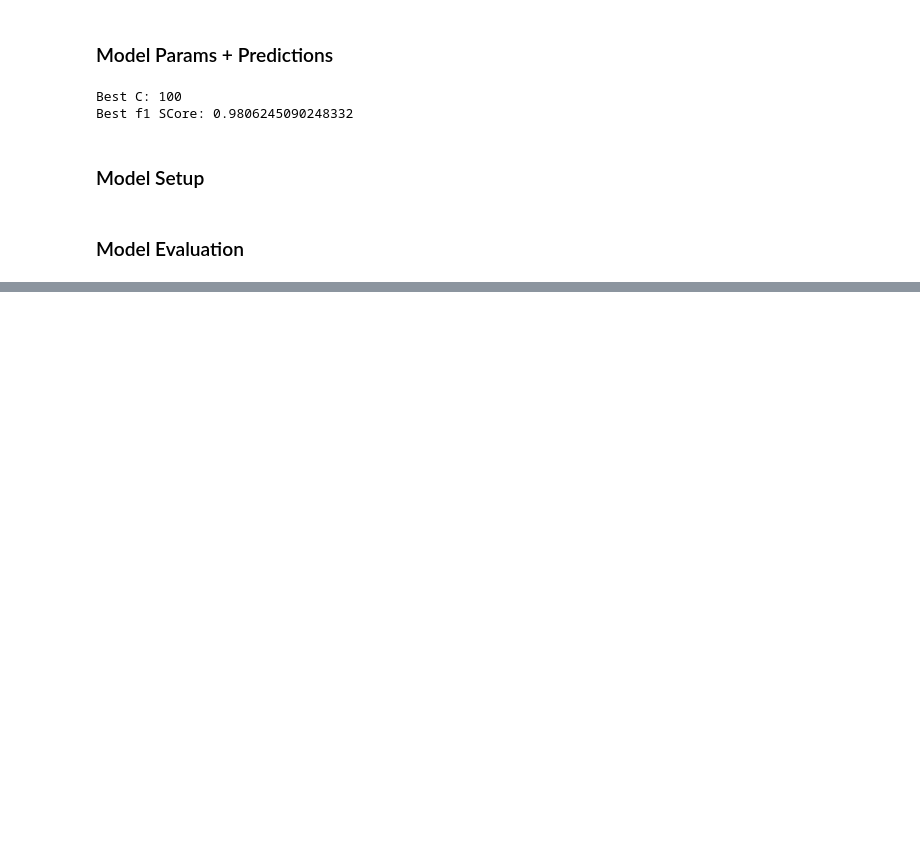
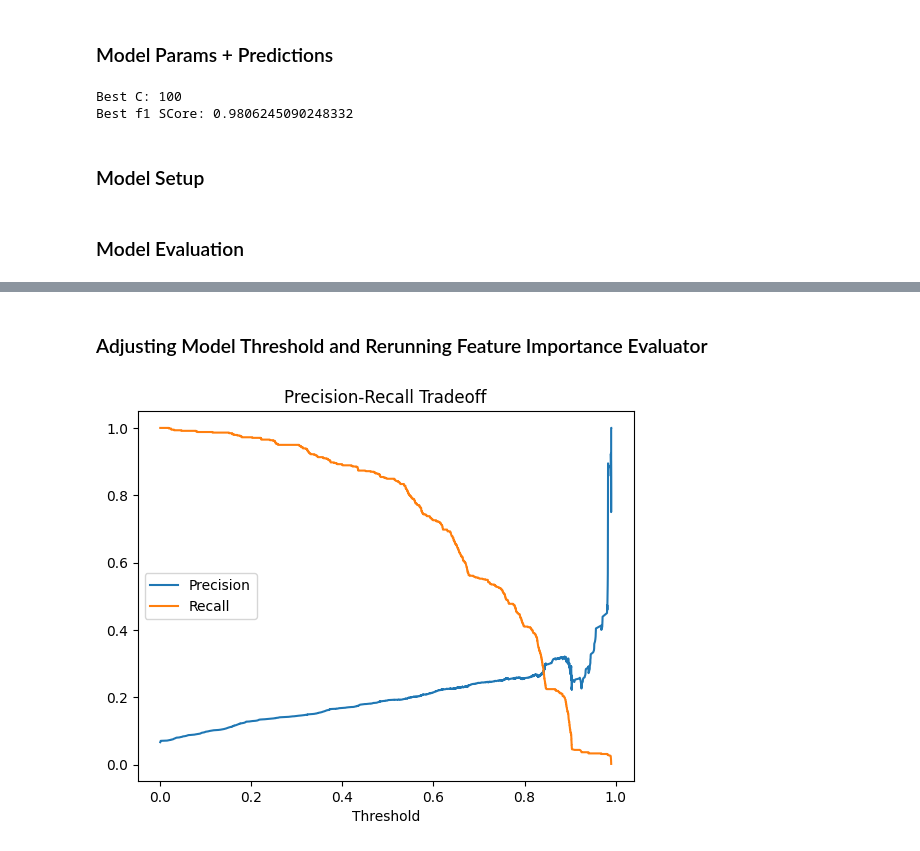
Before and after one commit to Ethan964/codon_pair_usage, a Jupyter notebook: modeling_evaluation.ipynb, the cells around one changed output, grey strips where cells are left out. Cells and saved outputs as stored; diff of their text form; code cells hidden in the pictures; blank space fills up the shorter version.

Commit message:
Continued modeling, found culprit of data leakage: 'score'. Removed and in process of building new class. model

```diff
--- a/modeling_evaluation.ipynb
+++ b/modeling_evaluation.ipynb
@@ -129,0 +282,6 @@ weighted avg       1.00      1.00      1.00      8685
+# %%
+
+# exclude score from this model
+X_no_score = df[['wt', 'mut', 'kinase', 'pos']]
+X_encoded_no_score = pd.get_dummies(X_no_score, drop_first=True)
+print(X_encoded_no_score.shape)
@@ -129,0 +317,27 @@ weighted avg       1.00      1.00      1.00      8685
+# %%
+# run final filtered model
+final_no_score_model = LogisticRegression(
+    C = 0.1,
+    max_iter=1000,
+    class_weight='balanced'
+)
+
+final_no_score_model.fit(X_train_scaled, y_train)
+y_pred = final_no_score_model.predict(X_test_scaled)
+y_prob = final_no_score_model.predict_proba(X_test_scaled)[:, 1]
+
+# Get basic evaluation metrics
+print("Accuracy:", accuracy_score(y_test, y_pred))
+print("Precision:", precision_score(y_test, y_pred))
+print("Recall:", recall_score(y_test, y_pred))
+print("F1 Score:", f1_score(y_test, y_pred))
+print("ROC AUC:", roc_auc_score(y_test, y_prob))
+
+# Compute Confusion Matrix
+print('Confusion Matrix:')
+print(confusion_matrix(y_test, y_pred))
+
+
+# Retrieve Classification Report
+print('Classification Report')
+print(classification_report(y_test, y_pred))
@@ -129,0 +379,16 @@ weighted avg       1.00      1.00      1.00      8685
+# %% [markdown]
+### Adjusting Model Threshold and Rerunning Feature Importance Evaluator
+# %%
+from sklearn.metrics import precision_recall_curve
+
+y_probs = final_no_score_model.predict_proba(X_test_scaled)[:,1]
+prec, rec, thresholds = precision_recall_curve(y_test, y_probs)
+import matplotlib.pyplot as plt
+plt.plot(thresholds, prec[:-1], label='Precision')
+plt.plot(thresholds, rec[:-1], label='Recall')
+plt.xlabel('Threshold')
+plt.title('Precision-Recall Tradeoff')
+plt.legend()
+plt.show()
+# %% [output]
+[figure, added]
```
Also changed, not shown: parts of 29 cells of this notebook.
